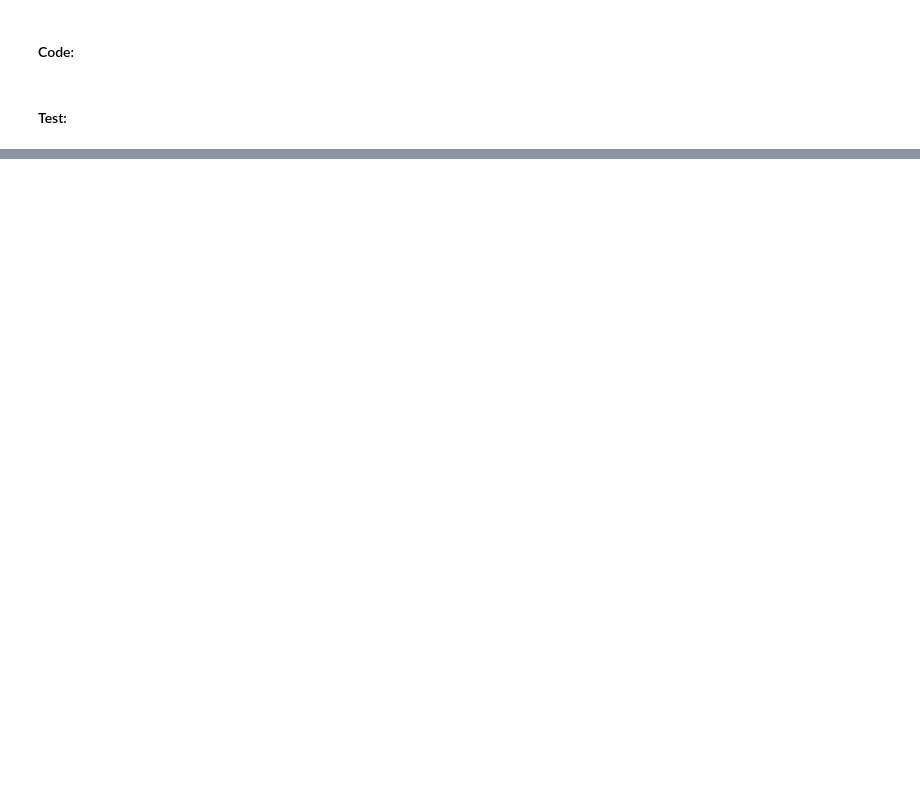
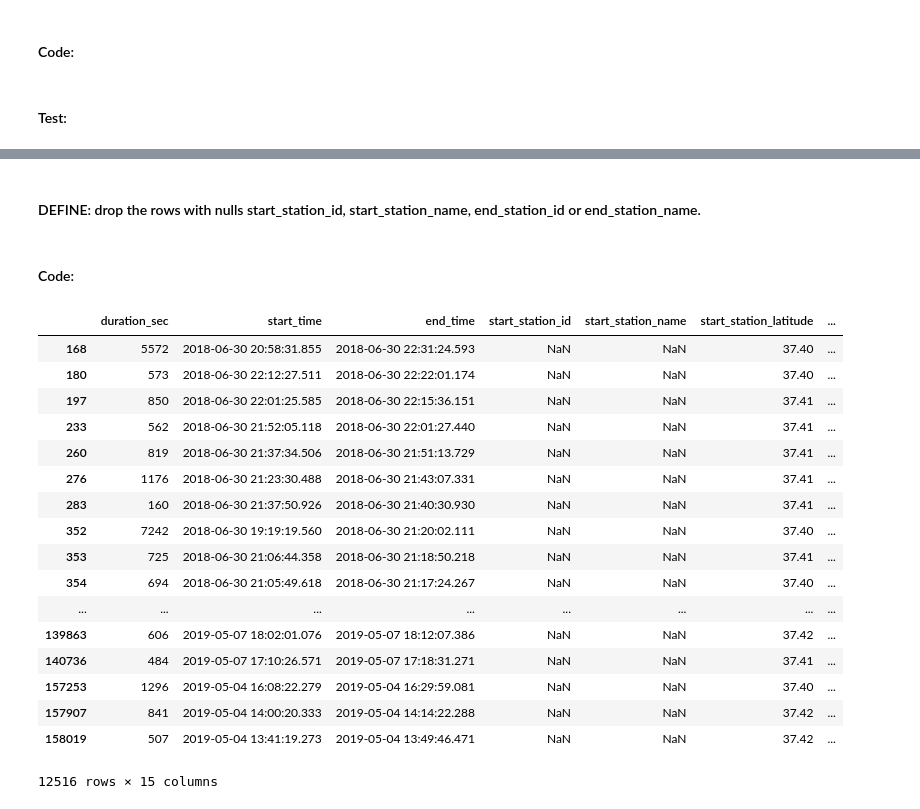
Before and after one commit to mohamed-gomaa84/Communicate_Data_Findings, a Jupyter notebook: exploration_template.ipynb, the cells around one changed output, grey strips where cells are left out. Cells and saved outputs as stored; diff of their text form; code cells hidden in the pictures; blank space fills up the shorter version.

```diff
--- a/exploration_template.ipynb
+++ b/exploration_template.ipynb
@@ -320,3 +320,5 @@ df_clean['member_birth_year'] = df_clean['member_birth_year'].astype('int64',err
+# %%
+df_extra_clean = change_to_string (df_extra_clean,['start_station_id', 'end_station_id','bike_id'])
 # %% [markdown]
 #### Test:
 # %%
@@ -346,0 +351,3 @@ memory usage: 52.5+ MB
+# %%
+df_extra_clean['start_time'] = df_extra_clean['start_time'].astype('datetime64[ns]')
+df_extra_clean['end_time'] = df_extra_clean['end_time'].astype('datetime64[ns]')
@@ -346,0 +383,2 @@ memory usage: 52.5+ MB
+# %%
+df_extra_clean = change_to_category (df_extra_clean,['user_type', 'member_gender'])
@@ -346,0 +410,25 @@ memory usage: 52.5+ MB
+# %% [markdown]
+#### DEFINE: drop the rows with nulls start_station_id, start_station_name, end_station_id or end_station_name.
+# %% [markdown]
+#### Code:
+# %%
+df_extra_clean[df_extra_clean['start_station_id'].isnull()]
+# %% [output]
+|  | duration_sec | start_time | end_time | start_station_id | start_station_name | start_station_latitude | ... |
+| 168 | 5572 | 2018-06-30 20:58:31.855 | 2018-06-30 22:31:24.593 | NaN | NaN | 37.40 | ... |
+| 180 | 573 | 2018-06-30 22:12:27.511 | 2018-06-30 22:22:01.174 | NaN | NaN | 37.40 | ... |
+| 197 | 850 | 2018-06-30 22:01:25.585 | 2018-06-30 22:15:36.151 | NaN | NaN | 37.41 | ... |
+| 233 | 562 | 2018-06-30 21:52:05.118 | 2018-06-30 22:01:27.440 | NaN | NaN | 37.41 | ... |
+| 260 | 819 | 2018-06-30 21:37:34.506 | 2018-06-30 21:51:13.729 | NaN | NaN | 37.41 | ... |
+| 276 | 1176 | 2018-06-30 21:23:30.488 | 2018-06-30 21:43:07.331 | NaN | NaN | 37.41 | ... |
+| 283 | 160 | 2018-06-30 21:37:50.926 | 2018-06-30 21:40:30.930 | NaN | NaN | 37.41 | ... |
+| 352 | 7242 | 2018-06-30 19:19:19.560 | 2018-06-30 21:20:02.111 | NaN | NaN | 37.40 | ... |
+| 353 | 725 | 2018-06-30 21:06:44.358 | 2018-06-30 21:18:50.218 | NaN | NaN | 37.41 | ... |
+| 354 | 694 | 2018-06-30 21:05:49.618 | 2018-06-30 21:17:24.267 | NaN | NaN | 37.40 | ... |
+| ... | ... | ... | ... | ... | ... | ... | ... |
+| 139863 | 606 | 2019-05-07 18:02:01.076 | 2019-05-07 18:12:07.386 | NaN | NaN | 37.42 | ... |
+| 140736 | 484 | 2019-05-07 17:10:26.571 | 2019-05-07 17:18:31.271 | NaN | NaN | 37.41 | ... |
+| 157253 | 1296 | 2019-05-04 16:08:22.279 | 2019-05-04 16:29:59.081 | NaN | NaN | 37.40 | ... |
+| 157907 | 841 | 2019-05-04 14:00:20.333 | 2019-05-04 14:14:22.288 | NaN | NaN | 37.42 | ... |
+| 158019 | 507 | 2019-05-04 13:41:19.273 | 2019-05-04 13:49:46.471 | NaN | NaN | 37.42 | ... |
+12516 rows × 15 columns
```
Also changed, not shown: parts of 30 cells of this notebook.
